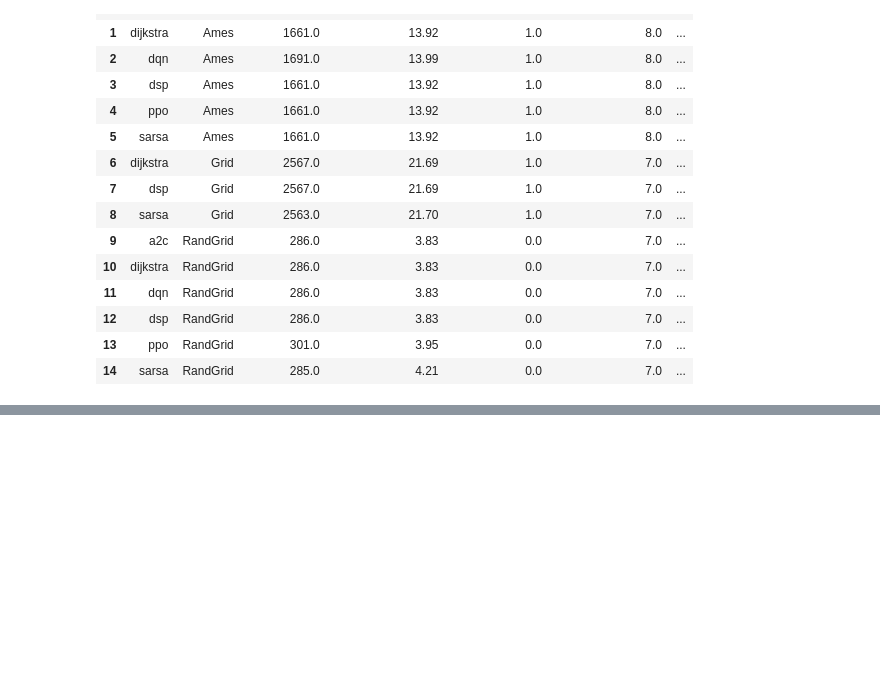
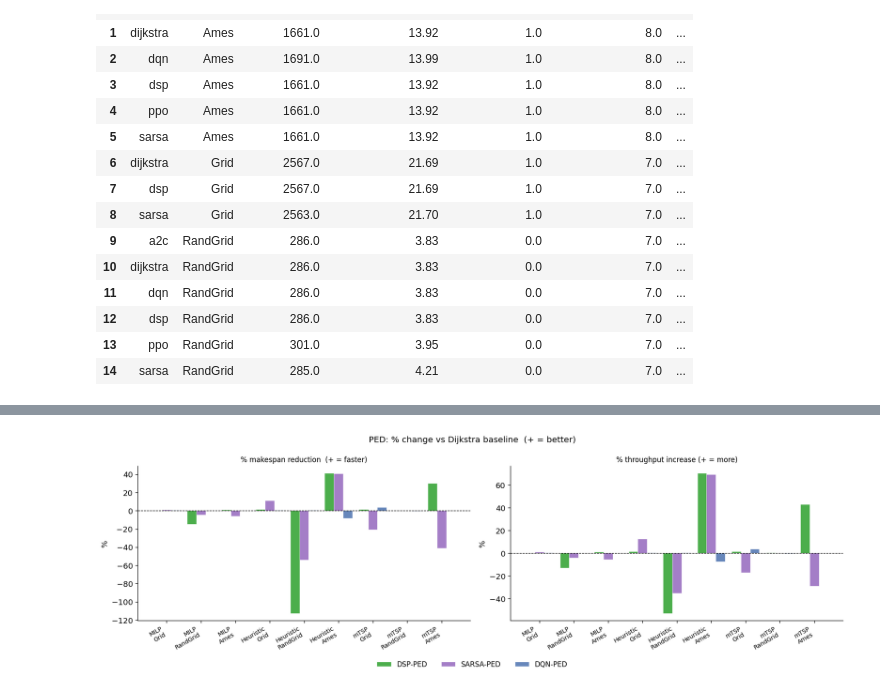
Before and after one commit to shinobi-wolf/FleetNav, a Jupyter notebook: notebooks/ta_evrp_sweep_analysis.ipynb, the cells around one changed output, grey strips where cells are left out. Cells and saved outputs as stored; diff of their text form; code cells hidden in the pictures; blank space fills up the shorter version.

```diff
--- a/notebooks/ta_evrp_sweep_analysis.ipynb
+++ b/notebooks/ta_evrp_sweep_analysis.ipynb
@@ -827,0 +956,54 @@ if not td_df.empty:
+# %%
+# ── PED: RL + DSP-PED improvement over Dijkstra — per planner × network ───────
+if not ped_df.empty and len(PED_AGENT_ORDER) > 1:
+    PED_RL = [a for a in PED_AGENT_ORDER if a != 'dijkstra']
+    ped_planners = [p for p in PLANNER_ORDER if p in ped_df['planner'].unique()]
+
+    ped_combo_labels, ped_delta = [], {a: {'ms': [], 'tp': []} for a in PED_RL}
+    for pl in ped_planners:
+        for net in PED_NET_ORDER:
+            base = ped_df[(ped_df['planner'] == pl) & (ped_df['agent'] == 'dijkstra') & (ped_df['network'] == net)]
+            if base.empty:
+                continue
+            b_ms = base['makespan_s'].values[0]
+            b_tp = base['throughput_tasks_per_h'].values[0]
+            ped_combo_labels.append(f'{pl}\n{net}')
+            for a in PED_RL:
+                rl = ped_df[(ped_df['planner'] == pl) & (ped_df['agent'] == a) & (ped_df['network'] == net)]
+                if rl.empty:
+                    ped_delta[a]['ms'].append(np.nan)
+                    ped_delta[a]['tp'].append(np.nan)
+                else:
+                    r_ms = rl['makespan_s'].values[0]
+                    r_tp = rl['throughput_tasks_per_h'].values[0]
+                    ped_delta[a]['ms'].append(-(r_ms - b_ms) / max(abs(b_ms), 1e-9) * 100)
+                    ped_delta[a]['tp'].append((r_tp - b_tp) / max(abs(b_tp), 1e-9) * 100)
+
+    x6     = np.arange(len(ped_combo_labels))
+    width6 = 0.8 / max(len(PED_RL), 1)
+    off6   = np.linspace(-(len(PED_RL)-1)/2*width6, (len(PED_RL)-1)/2*width6, len(PED_RL))
+
+    fig, axes = plt.subplots(1, 2, figsize=(15, 4.5))
+    fig.suptitle('PED: % change vs Dijkstra baseline  (+ = better)', fontsize=12)
+
+    for ax, (col, title) in zip(axes, [
+        ('ms', '% makespan reduction  (+ = faster)'),
+        ('tp', '% throughput increase (+ = more)'),
+    ]):
+        for off, a in zip(off6, PED_RL):
+            ax.bar(x6 + off, ped_delta[a][col], width6,
+                   color=PED_AGENT_COLORS.get(a, '#aaaaaa'), alpha=0.85,
+                   label=PED_AGENT_LABELS.get(a, a), edgecolor='white', linewidth=0.4)
+        ax.axhline(0, color='black', linewidth=0.8, linestyle='--')
+        ax.set_xticks(x6)
+        ax.set_xticklabels(ped_combo_labels, fontsize=8.5, rotation=30, ha='right')
+        ax.set_ylabel('%')
+        ax.set_title(title, fontsize=10)
+
+    handles, lbls = axes[0].get_legend_handles_labels()
+    fig.legend(handles, lbls, loc='lower center', ncol=len(PED_RL),
+               bbox_to_anchor=(0.5, -0.07), frameon=False, fontsize=10)
+    fig.tight_layout()
+    plt.show()
+# %% [output]
+[figure, added]
```
Also changed, not shown: parts of 6 cells of this notebook, 10 other files.
